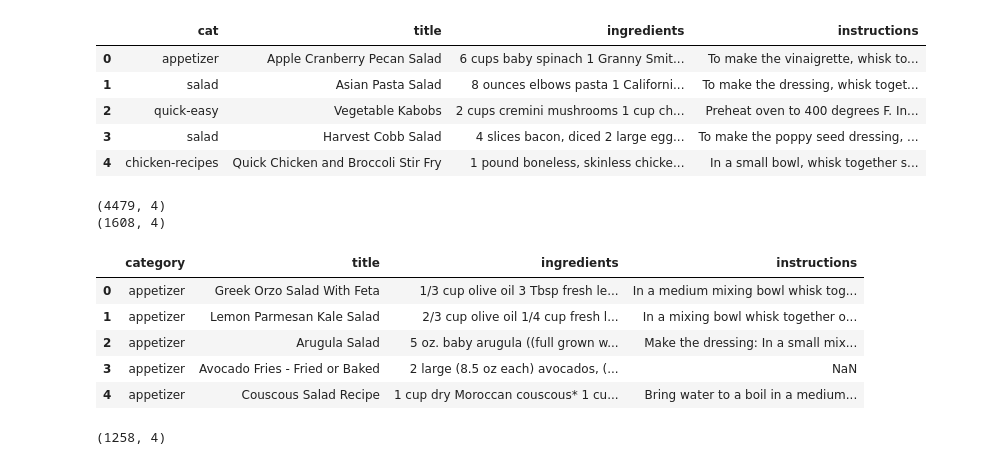
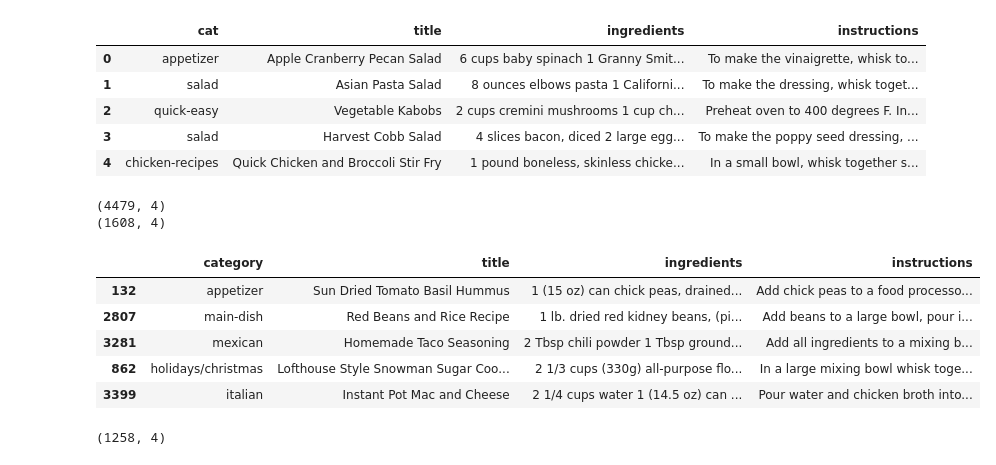
Before and after one commit to rpindale/Recipes, a Jupyter notebook: Model (1).ipynb, the cells around one changed output. Saved outputs shown, nothing was run; the diff lists cells and outputs as text; code cells hidden in the pictures.

```diff
--- a/Model (1).ipynb
+++ b/Model (1).ipynb
@@ -16,21 +16,22 @@ colin.head()
 # %%
 ryan = pd.read_csv('cooking_classy_text_data.csv')
 ryan.drop('Unnamed: 0', axis=1, inplace=True)
 print(ryan.shape)
 ryan.isna().sum()
+ryan = ryan.sample(frac=1)
 #ryan.head()
 print(ryan.drop_duplicates('title').shape)
 ryan = ryan.drop_duplicates('title')
 ryan.head()
 # %% [output]
 (4479, 4)
 (1608, 4)
 |  | category | title | ingredients | instructions |
-| 0 | appetizer | Greek Orzo Salad With Feta | 1/3 cup olive oil 3 Tbsp fresh le... | In a medium mixing bowl whisk tog... |
-| 1 | appetizer | Lemon Parmesan Kale Salad | 2/3 cup olive oil 1/4 cup fresh l... | In a mixing bowl whisk together o... |
-| 2 | appetizer | Arugula Salad | 5 oz. baby arugula ((full grown w... | Make the dressing: In a small mix... |
-| 3 | appetizer | Avocado Fries - Fried or Baked | 2 large (8.5 oz each) avocados, (... | NaN |
-| 4 | appetizer | Couscous Salad Recipe | 1 cup dry Moroccan couscous* 1 cu... | Bring water to a boil in a medium... |
+| 132 | appetizer | Sun Dried Tomato Basil Hummus | 1 (15 oz) can chick peas, drained... | Add chick peas to a food processo... |
+| 2807 | main-dish | Red Beans and Rice Recipe | 1 lb. dried red kidney beans, (pi... | Add beans to a large bowl, pour i... |
+| 3281 | mexican | Homemade Taco Seasoning | 2 Tbsp chili powder 1 Tbsp ground... | Add all ingredients to a mixing b... |
+| 862 | holidays/christmas | Lofthouse Style Snowman Sugar Coo... | 2 1/3 cups (330g) all-purpose flo... | In a large mixing bowl whisk toge... |
+| 3399 | italian | Instant Pot Mac and Cheese | 2 1/4 cups water 1 (14.5 oz) can ... | Pour water and chicken broth into... |
 # %%
 ryan = ryan.dropna()
 # %%
```
Also changed, not shown: parts of 62 cells of this notebook.
